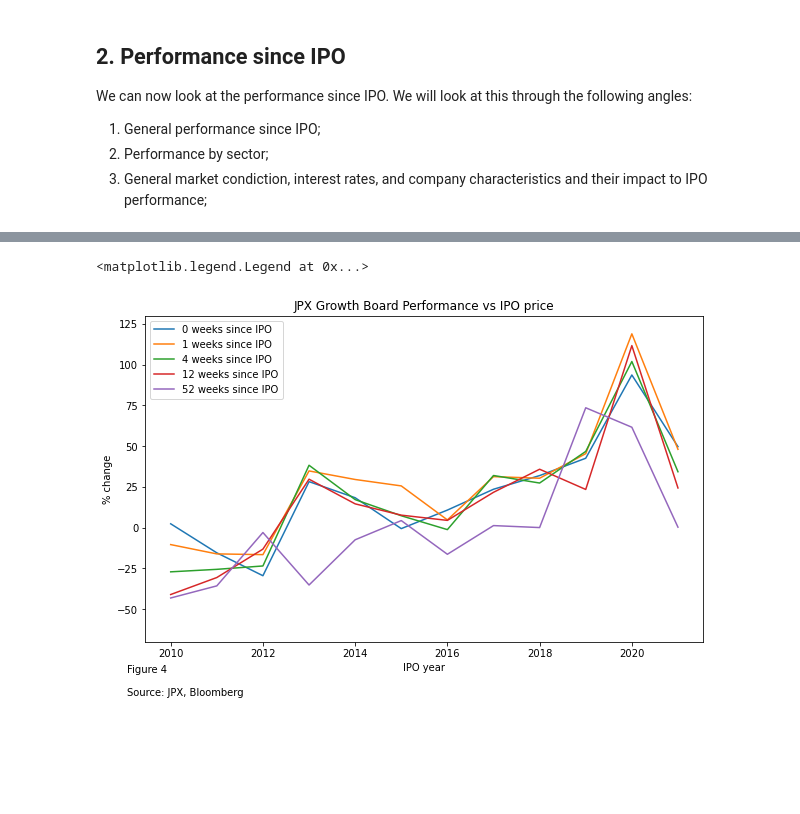
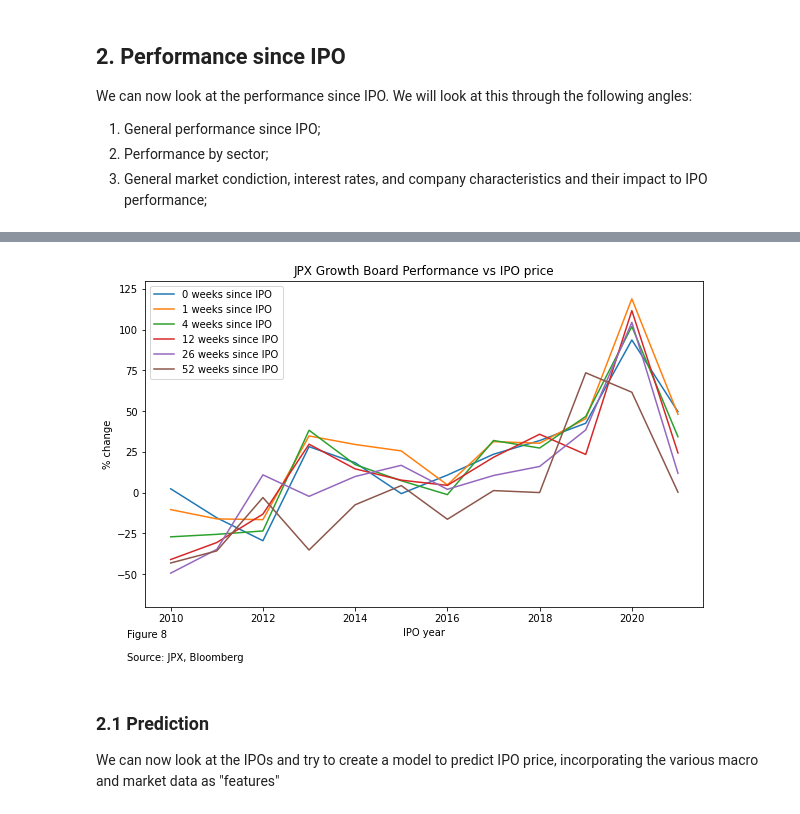
Before and after one commit to pauljhp/japan_growthboard_analysis, a Jupyter notebook: jpx_analysis.ipynb, the cells around one changed output, grey strips where cells are left out. Saved outputs shown, nothing was run; the diff lists cells and outputs as text; code cells hidden in the pictures; blank space fills up the shorter version.

```diff
--- a/jpx_analysis.ipynb
+++ b/jpx_analysis.ipynb
@@ -92,0 +171,19 @@ ax.legend()
+# %%
+# fundamental data comparison - ebitda margin
+f, ax = plt.subplots(1, figsize=(10, 6))
+# chartdata1 = dbs.get('japan_indices').get('fundamental_data').copy(deep=True)
+chartdata2 = dbs.get('jpx_growth').get('fundamental_data').copy(deep=True)
+chartdata3 = dbs.get('jasdaq').get('fundamental_data').copy(deep=True)
+# chartdata1.columns = chartdata1.columns.to_series().apply(lambda x: dt.datetime.strptime(x, "%Y-%m-%d"))
+chartdata2.columns = chartdata2.columns.astype(int)
+chartdata3.columns = chartdata3.columns.astype(int)
+# chartdata1.loc[('pe_ratio', 'nky index'), dt.date(2005, 1, 1):].plot(ax=ax, style='--', label='nikkei 225')
+# chartdata1.loc[('pe_ratio', 'tpx index'), dt.date(2005, 1, 1):].plot(ax=ax, style='.-', label='japanese 225')
+chartdata2.query('level_1=="cur_mkt_cap"').mean(axis=0).plot(ax=ax, style='X-', label='growth board')
+# ax.fill_between(x=mean1.index, y1=mean1, y2=mean1 + std1, label = 'growth board +1sd', color='lightgray', alpha=0.3)
+chartdata3.query('level_1=="cur_mkt_cap"').mean(axis=0).plot(ax=ax, style='o-', label='jasdaq')
+
+ax.set(yscale='linear', title='Growth Board vs. JASDAQ - avg market cap', ylabel='market cap - JPY million')
+f.text(0.1,0, "Figure 7\n\nSource: JPX, Bloomberg")
+ax.legend(loc='upper left')
+plt.show()
@@ -118,10 +217,14 @@ class IPOAnalysis:
             except ValueError:
                 self.market_data.columns = self.market_data.columns.to_series().apply(lambda x: dt.datetime.strptime(x, datetime_format))
 
-    def standardize_by_start(self, field: str='pe_ratio', listing_year: Union[list, None]=None):
+    def standardize_by_start(self, field: str='pe_ratio', use_market_data: bool=True,
+        listing_year: Union[list, None]=None):
         """pull every ticker back to the IPO date"""
         desc = self.desc.copy(deep=True).reset_index()
-        data = self.market_data.copy(deep=True).T
+        if use_market_data:
+            data = self.market_data.copy(deep=True).T
+        else:
+            data = self.fundamental_data.copy(deep=True).swaplevel(0, 1).sort_index().T
         if listing_year:
             desc = desc.loc[desc.eqy_init_po_dt.apply(lambda d: d.year).isin(listing_year).values, :]
         if len(desc):
@@ -129,7 +232,10 @@ class IPOAnalysis:
             ls = []
             for ticker, s in data.loc[:, field].iteritems():
                 if isinstance(start_dates.get(ticker), dt.date):
-                    temp = s.loc[start_dates.get(ticker):].dropna()
+                    if use_market_data:
+                        temp = s.loc[start_dates.get(ticker):].dropna()
+                    else:
+                        temp = s.loc[start_dates.get(ticker).year:].dropna()
                     temp.index = range(len(temp))
                     temp.name = ticker
                     ls.append(temp.to_frame())
@@ -167,7 +273,7 @@ class IPOAnalysis:
 # %%
 # JPX growth board analysis
 ia = IPOAnalysis('jpx_growth')
-start_dates, standardized = ia.standardize_by_start()
+start_dates, standardized = ia.standardize_by_start(use_market_data=False, field='sales_rev_turn')
 # %% [markdown]
 Looking at the share price performance on the growth board, we can observe a few interesting trends, some of which are generally true with IPOs:
 
@@ -178,21 +287,25 @@ Looking at the share price performance on the growth board, we can observe a few
 # %%
 ipo_px_chg = ia.get_change_since_ipo(field='px_last', sector='all', listing_year=list(range(2001, 2022)))
 ipo_px_chg.columns = ipo_px_chg.columns.map(start_dates)
 ipo_px_chg = ipo_px_chg.T.sort_index()
 ipo_px_chg.loc[:, "year"] = ipo_px_chg.index.to_series().apply(lambda d: d.year)
 ipo_px_chg.loc[:, "quarter"] = ipo_px_chg.index.to_series().apply(lambda d: d.month // 3)
 ipo_px_chg.loc[:, "month"] = ipo_px_chg.index.to_series().apply(lambda d: d.month)
 ipo_px_chg.loc[:, "week"] = ipo_px_chg.index.to_series().apply(lambda d: d.day // 7)
 
 f, ax = plt.subplots(1, figsize=(10, 8))
 plotdata = ipo_px_chg.groupby(['year']).mean().query("year>=2010")*100 - 100
-for day_since_ipo in (0, 1, 4, 12, 52):
+for day_since_ipo in (0, 1, 4, 12, 26, 52):
     plotdata.iloc[:, day_since_ipo].plot(kind='line',
         figsize=(10, 6), ax=ax, ylim=(-70, 130), label=f"{day_since_ipo} weeks since IPO")
 ax.set(yscale='linear', ylabel='% change', xlabel='IPO year', title='JPX Growth Board Performance vs IPO price')
-f.text(0.1,0, "Figure 4\n\nSource: JPX, Bloomberg")
+f.text(0.1,0, "Figure 8\n\nSource: JPX, Bloomberg")
 ax.legend(loc='upper left')
 ax.legend()
+plt.show()
 # %% [output]
-<matplotlib.legend.Legend at 0x...>
-[figure, old version]
+[figure, new version]
+# %% [markdown]
+### 2.1 Prediction
+
+We can now look at the IPOs and try to create a model to predict IPO price, incorporating the various macro and market data as "features"
```
Also changed, not shown: parts of 24 cells of this notebook, 1 other file.
